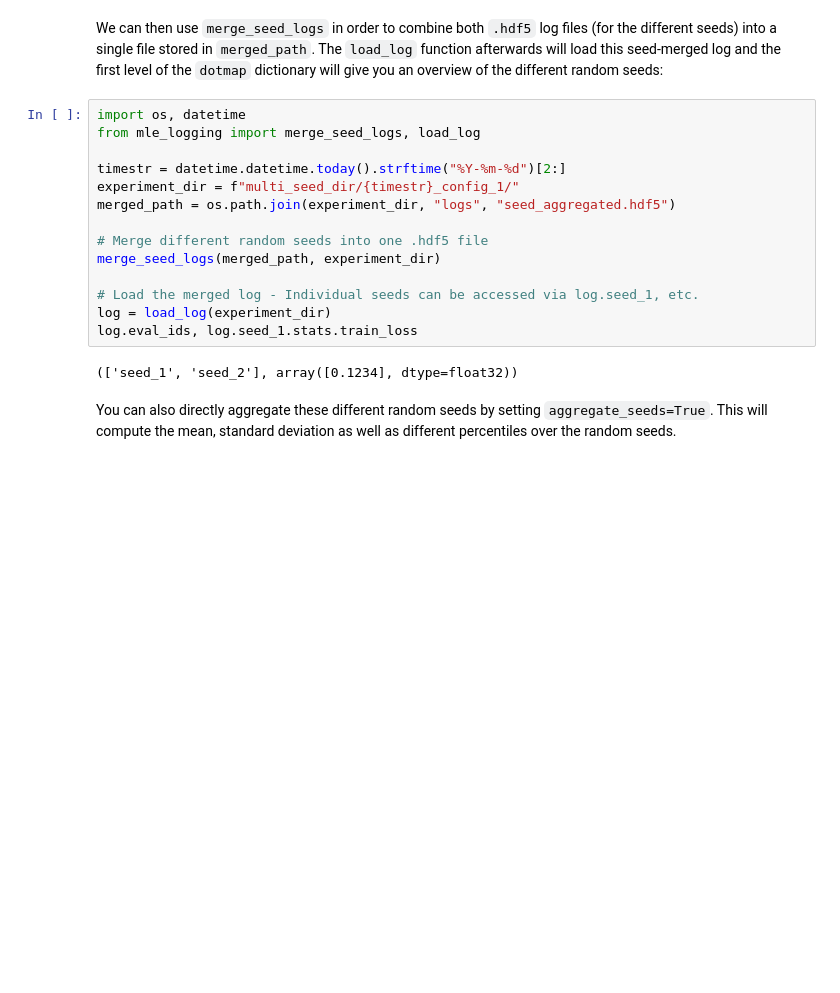
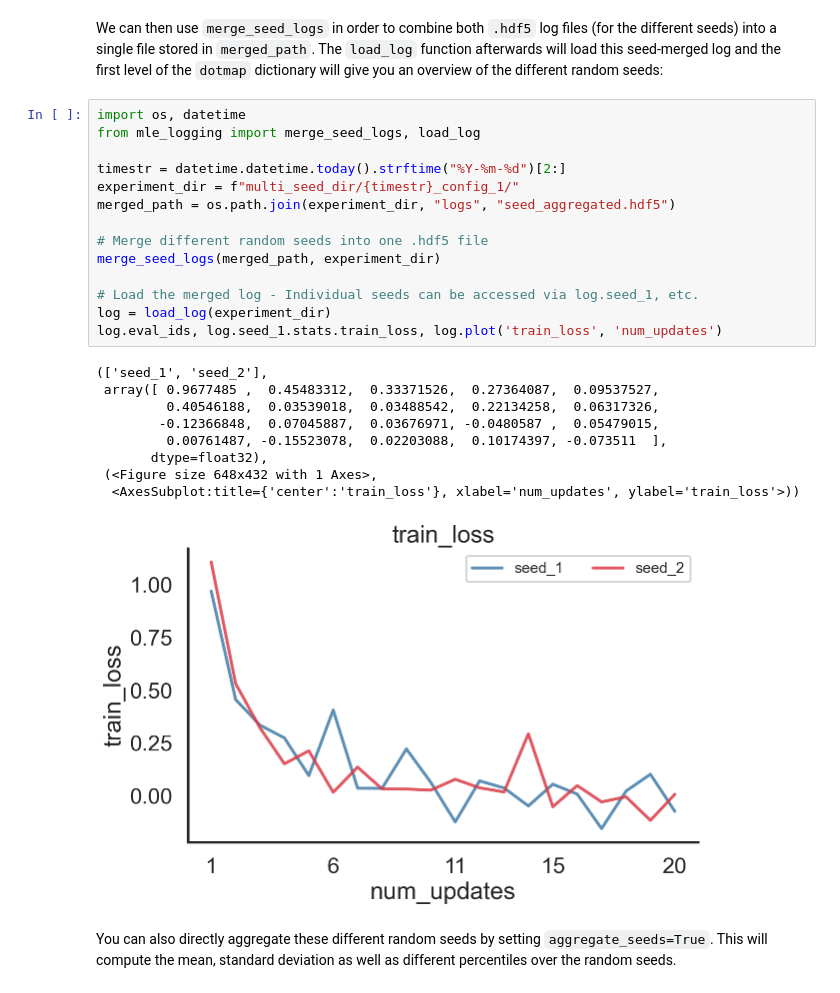
Before and after one commit to mle-infrastructure/mle-logging, a Jupyter notebook: examples/getting_started.ipynb, the cells around one changed output. Cells and saved outputs as stored; diff of their text form; blank space fills up the shorter version.

```diff
--- a/examples/getting_started.ipynb
+++ b/examples/getting_started.ipynb
@@ -199,19 +208,27 @@ We can then use `merge_seed_logs` in order to combine both `.hdf5` log files (fo
 # %%
 import os, datetime
 from mle_logging import merge_seed_logs, load_log
 
 timestr = datetime.datetime.today().strftime("%Y-%m-%d")[2:]
 experiment_dir = f"multi_seed_dir/{timestr}_config_1/"
 merged_path = os.path.join(experiment_dir, "logs", "seed_aggregated.hdf5")
 
 # Merge different random seeds into one .hdf5 file
 merge_seed_logs(merged_path, experiment_dir)
 
 # Load the merged log - Individual seeds can be accessed via log.seed_1, etc.
 log = load_log(experiment_dir)
-log.eval_ids, log.seed_1.stats.train_loss
+log.eval_ids, log.seed_1.stats.train_loss, log.plot('train_loss', 'num_updates')
 # %% [output]
-(['seed_1', 'seed_2'], array([0.1234], dtype=float32))
+(['seed_1', 'seed_2'],
+ array([ 0.9677485 ,  0.45483312,  0.33371526,  0.27364087,  0.09537527,
+         0.40546188,  0.03539018,  0.03488542,  0.22134258,  0.06317326,
+        -0.12366848,  0.07045887,  0.03676971, -0.0480587 ,  0.05479015,
+         0.00761487, -0.15523078,  0.02203088,  0.10174397, -0.073511  ],
+       dtype=float32),
+ (<Figure size 648x432 with 1 Axes>,
+  <AxesSubplot:title={'center':'train_loss'}, xlabel='num_updates', ylabel='train_loss'>))
+[figure, added]
 # %% [markdown]
 You can also directly aggregate these different random seeds by setting `aggregate_seeds=True`. This will compute the mean, standard deviation as well as different percentiles over the random seeds.
 # %%
```
Also changed, not shown: parts of 15 cells of this notebook, 6 other files.
